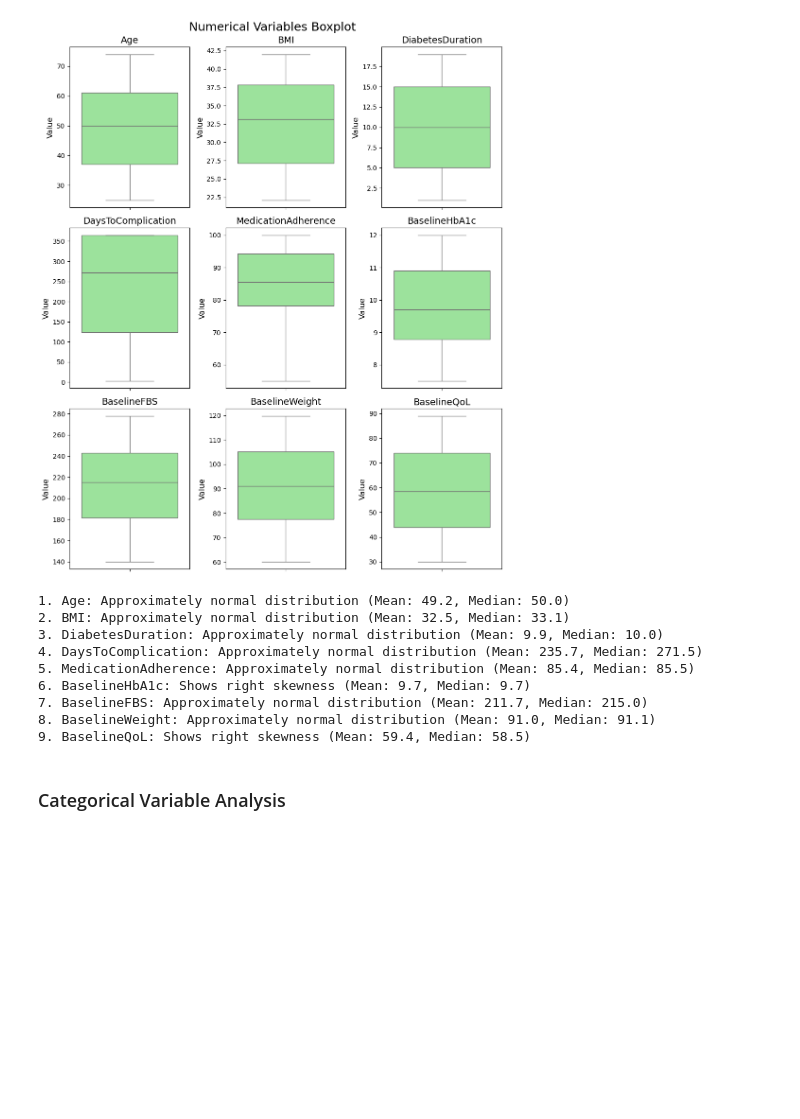
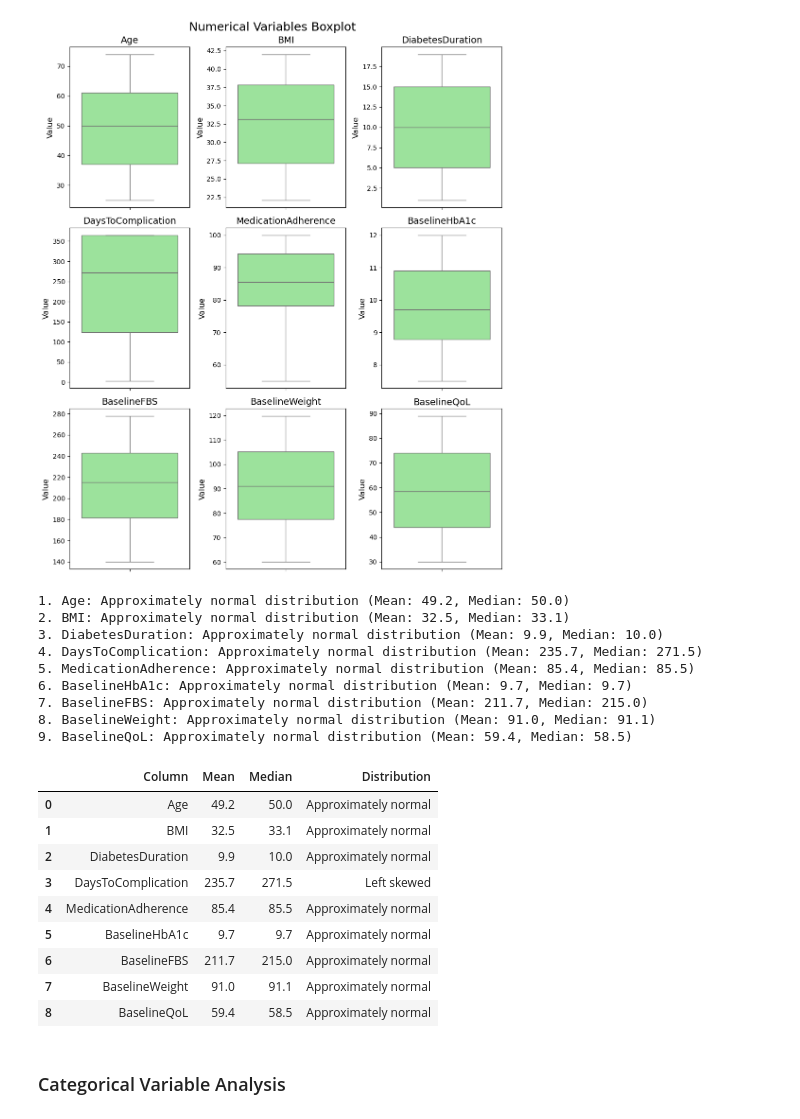
Before and after one commit to shivambhatnagar66/Statistical_Analytical_Plan, a Jupyter notebook: EDA.ipynb, the cells around one changed output. Cells and saved outputs as stored; diff of their text form; code cells hidden in the pictures; blank space fills up the shorter version.

```diff
--- a/EDA.ipynb
+++ b/EDA.ipynb
@@ -124,7 +124,7 @@ for i, col in enumerate (num_cols_subset):
     median = df[col].median()
     std_dev = df[col].std()
 
-    if 3*(mean - median)/std_dev > 0:
+    if 3*(mean - median)/std_dev > 0.5:
         skew_direction = "right" if mean > median else "left"
         print(f"{i+1}. {col}: Shows {skew_direction} skewness (Mean: {mean:.1f}, Median: {median:.1f})")
     else:
@@ -135,10 +135,45 @@ for i, col in enumerate (num_cols_subset):
 3. DiabetesDuration: Approximately normal distribution (Mean: 9.9, Median: 10.0)
 4. DaysToComplication: Approximately normal distribution (Mean: 235.7, Median: 271.5)
 5. MedicationAdherence: Approximately normal distribution (Mean: 85.4, Median: 85.5)
-6. BaselineHbA1c: Shows right skewness (Mean: 9.7, Median: 9.7)
+6. BaselineHbA1c: Approximately normal distribution (Mean: 9.7, Median: 9.7)
 7. BaselineFBS: Approximately normal distribution (Mean: 211.7, Median: 215.0)
 8. BaselineWeight: Approximately normal distribution (Mean: 91.0, Median: 91.1)
-9. BaselineQoL: Shows right skewness (Mean: 59.4, Median: 58.5)
+9. BaselineQoL: Approximately normal distribution (Mean: 59.4, Median: 58.5)
+# %%
+#tabulating the results
+results = {
+    'Column': [],
+    'Mean': [],
+    'Median': [],
+    'Distribution': []
+}
+
+for col in num_cols_subset:
+    mean = df[col].mean()
+    median = df[col].median()
+    std_dev = df[col].std()
+    skewness_measure = 3 * (mean - median) / std_dev
+
+    distribution = "Approximately normal" if abs(skewness_measure) <= 0.5 else ("Right skewed" if mean > median else "Left skewed")
+
+    results['Column'].append(col)
+    results['Mean'].append(round(mean, 1))
+    results['Median'].append(round(median, 1))
+    results['Distribution'].append(distribution)
+
+skewness_df = pd.DataFrame(results)
+skewness_df
+# %% [output]
+|  | Column | Mean | Median | Distribution |
+| 0 | Age | 49.2 | 50.0 | Approximately normal |
+| 1 | BMI | 32.5 | 33.1 | Approximately normal |
+| 2 | DiabetesDuration | 9.9 | 10.0 | Approximately normal |
+| 3 | DaysToComplication | 235.7 | 271.5 | Left skewed |
+| 4 | MedicationAdherence | 85.4 | 85.5 | Approximately normal |
+| 5 | BaselineHbA1c | 9.7 | 9.7 | Approximately normal |
+| 6 | BaselineFBS | 211.7 | 215.0 | Approximately normal |
+| 7 | BaselineWeight | 91.0 | 91.1 | Approximately normal |
+| 8 | BaselineQoL | 59.4 | 58.5 | Approximately normal |
 # %% [markdown]
 <h3>Categorical Variable Analysis
 # %%
```
